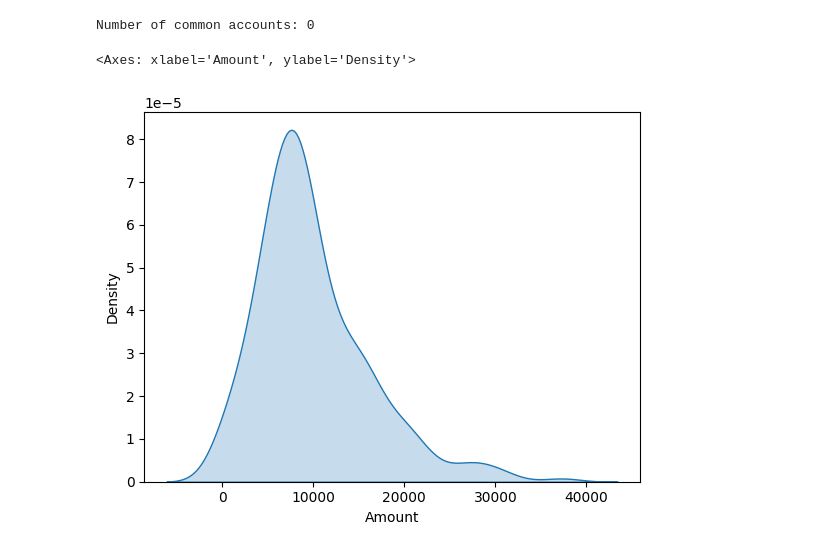
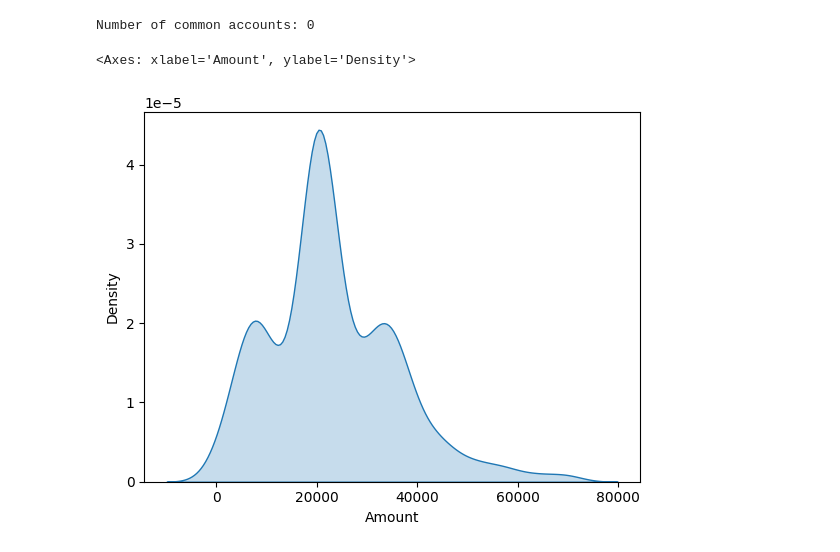
Before and after one commit to UoB-DSMP-2023-24/dsmp-2024-group-38, a Jupyter notebook: Salary_compute_dataset2.ipynb, the cells around one changed output. Drawn from its saved outputs; the diff is of its cells as text; code cells hidden in the pictures.

```diff
--- a/Salary_compute_dataset2.ipynb
+++ b/Salary_compute_dataset2.ipynb
@@ -260,11 +266,11 @@ transaction_count = account_no_incomings_pos_midnight.groupby('Account No')['Amo
 # %%
 # Stack the income_per_account_no_incomings and incomes
 stacked = pd.concat([income_per_account_no_incomings, incomes], axis=0)
 
 # drop rows with null values
 stacked = stacked.dropna()
 
-sns.kdeplot(income_per_account_no_incomings, fill=True)
+sns.kdeplot(stacked, fill=True)
 # %% [output]
 <Axes: xlabel='Amount', ylabel='Density'>
-[figure, old version]
+[figure, new version]
```
Also changed, not shown: parts of 4 cells of this notebook.
